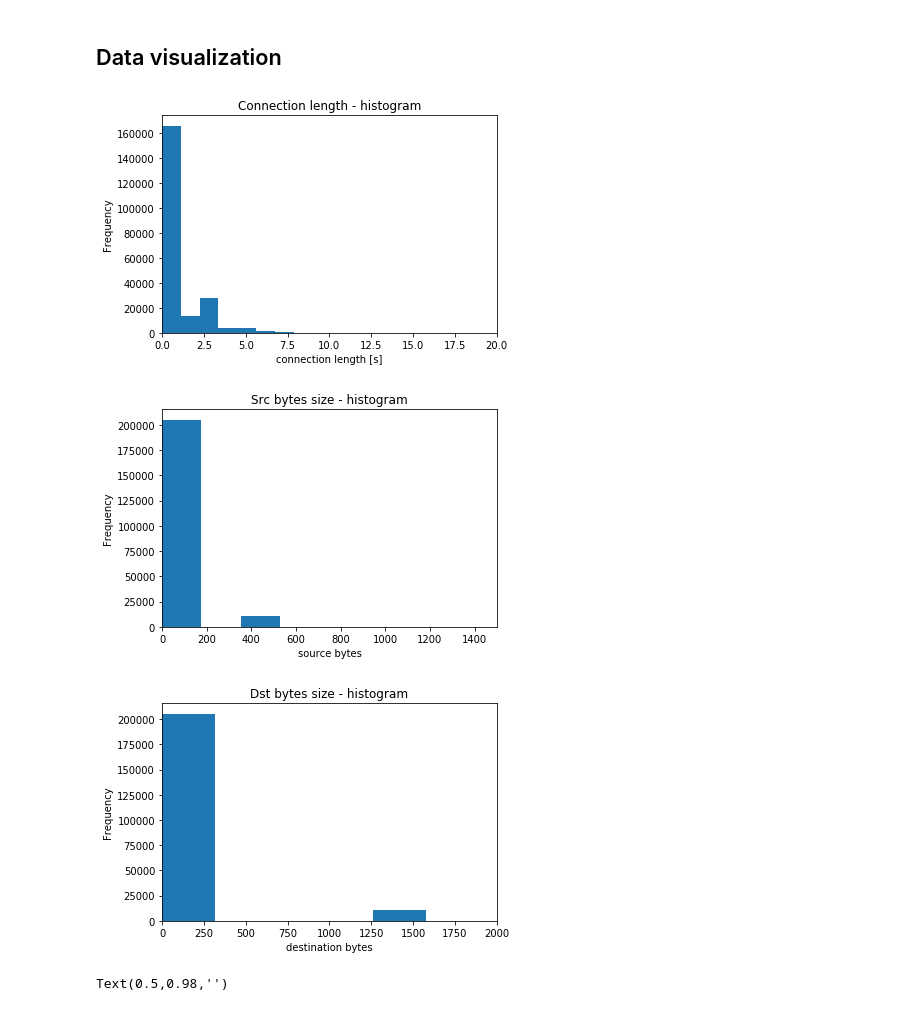
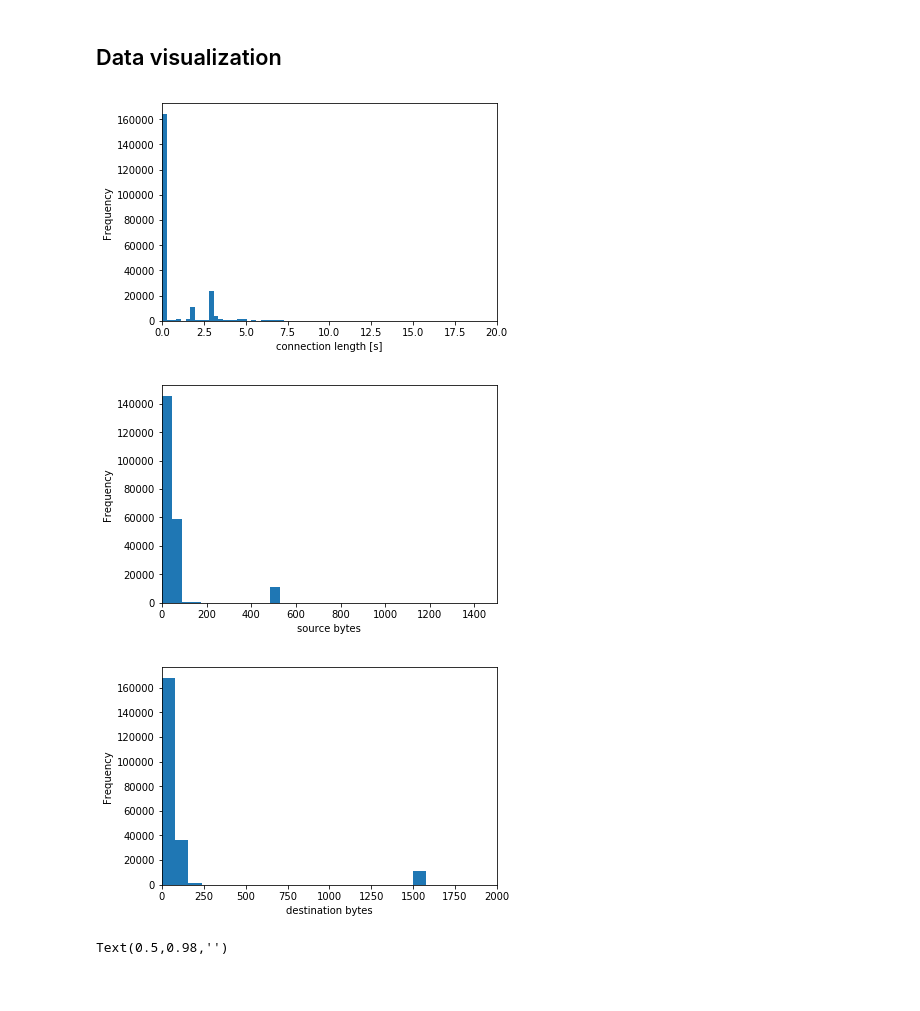
Before and after one commit to m4t22/ml_ids, a Jupyter notebook: Evaluation_of_algorithms.ipynb, the cells around one changed output. Drawn from its saved outputs; the diff is of its cells as text; code cells hidden in the pictures.

Commit message:
no titles + better granulation

```diff
--- a/Evaluation_of_algorithms.ipynb
+++ b/Evaluation_of_algorithms.ipynb
@@ -329,24 +329,27 @@ memory usage: 81.6+ MB
 # %%
 # hisotgrams
 
 #print(max(data['conn len']))
-ax = data['conn len'].plot.hist(bins=500, xlim=[0,20], title="Connection length - histogram")
+#ax = data['conn len'].plot.hist(bins=500, xlim=[0,20], title="Connection length - histogram")
+ax = data['conn len'].plot.hist(bins=2000, xlim=[0,20])
 ax.set_xlabel("connection length [s]")
 plt.show()
 
 #print(max(data['src bytes']))
-ax = data['src bytes'].plot.hist(bins=500, xlim=[0,1500], title="Src bytes size - histogram")
+#ax = data['src bytes'].plot.hist(bins=500, xlim=[0,1500], title="Src bytes size - histogram")
+ax = data['src bytes'].plot.hist(bins=2000, xlim=[0,1500])
 ax.set_xlabel("source bytes")
 plt.show()
 
 #print(max(data['dst bytes']))
-ax = data['dst bytes'].plot.hist(bins=500, xlim=[0,2000], title="Dst bytes size - histogram")
+# ax = data['dst bytes'].plot.hist(bins=500, xlim=[0,2000], title="Dst bytes size - histogram")
+ax = data['dst bytes'].plot.hist(bins=2000, xlim=[0,2000])
 ax.set_xlabel("destination bytes")
 plt.show()
 # %% [output]
-[figure, old version]
+[figure, new version]
-[figure, old version]
+[figure, new version]
-[figure, old version]
+[figure, new version]
 # %%
 # boxplots
 data.boxplot(column='conn len', by='service')
```
